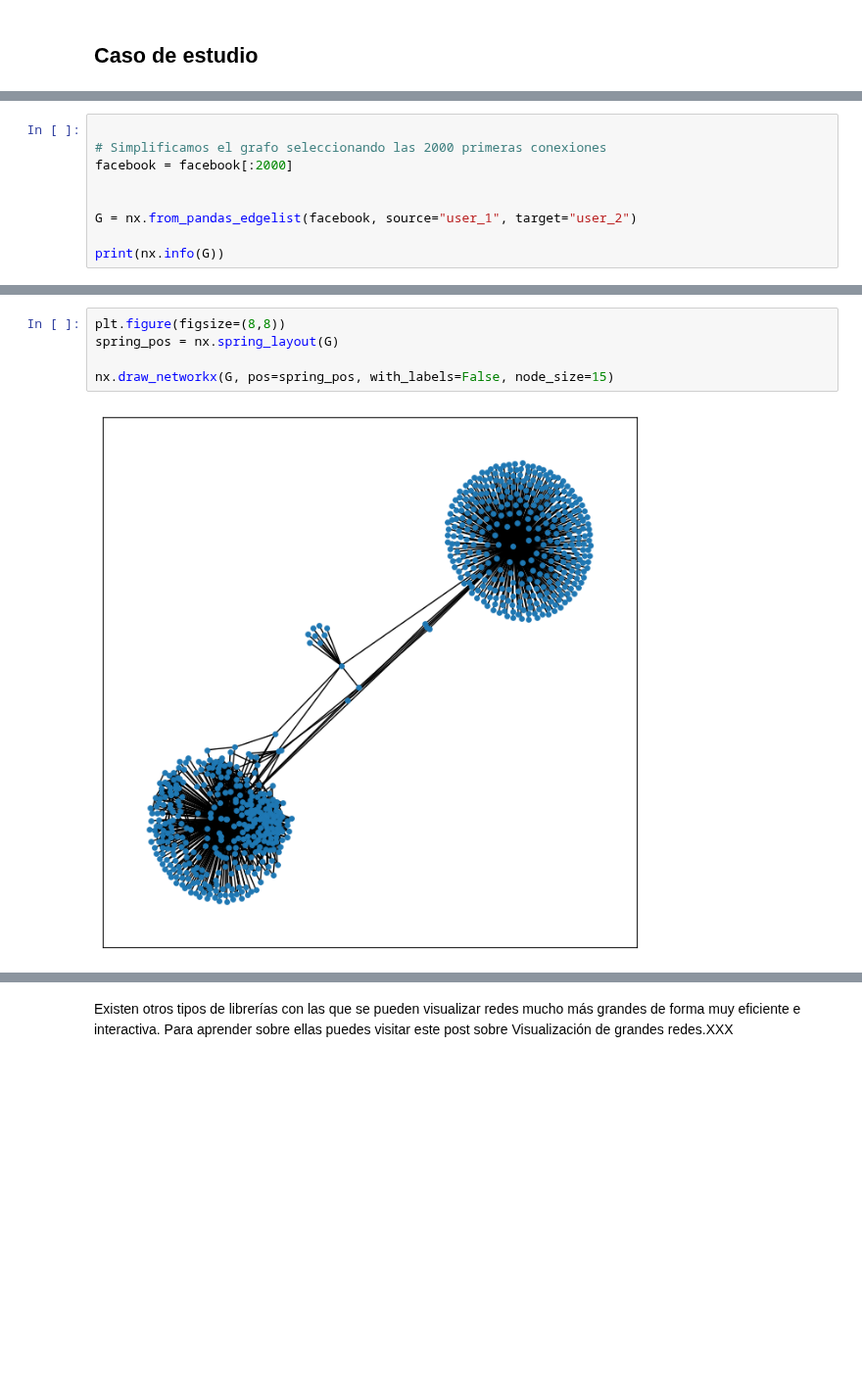
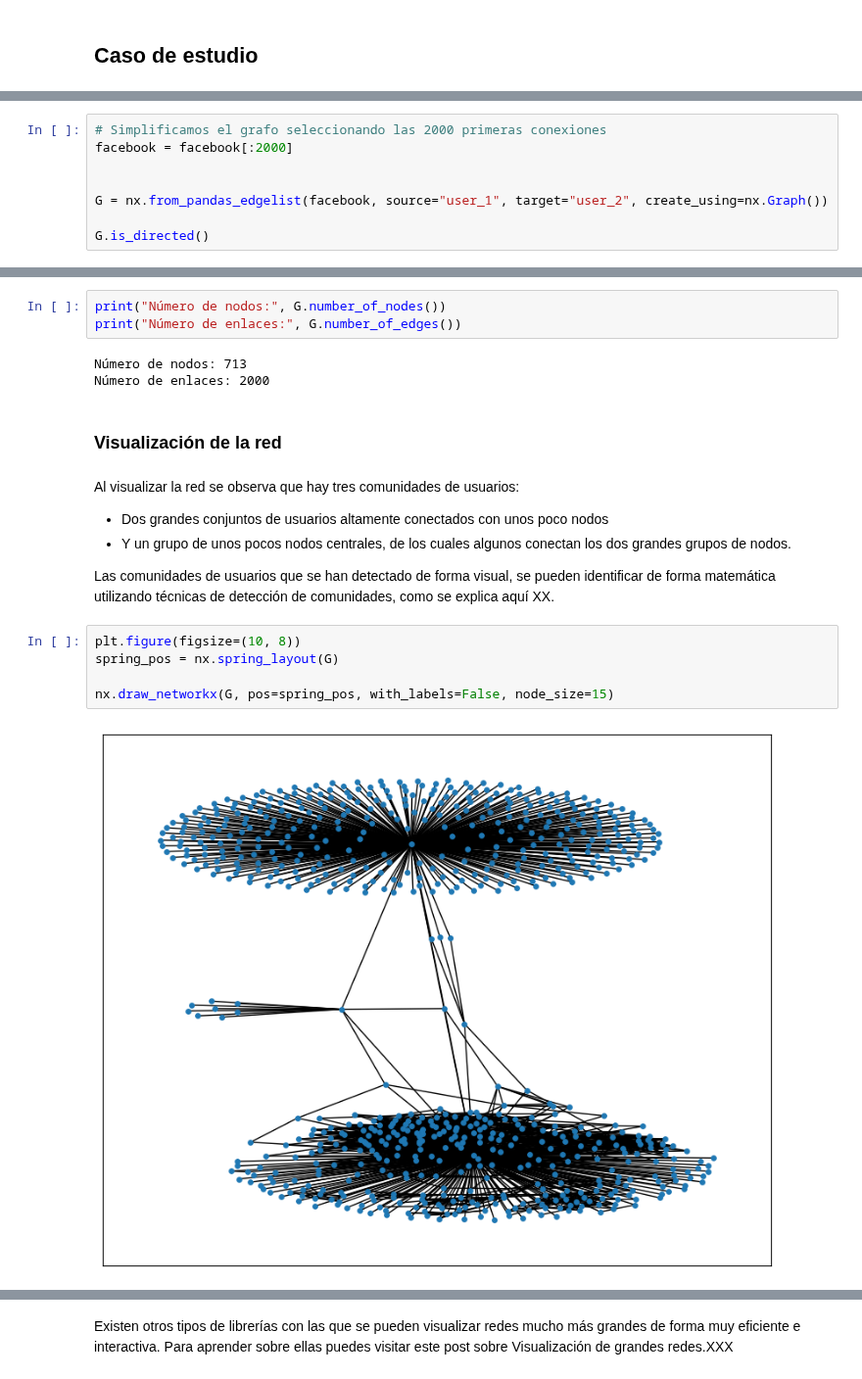
Before and after one commit to FernandoCarazoMelo/network-science, a Jupyter notebook: documentos/Parte1-grafos.ipynb, the cells around one changed output, grey strips where cells are left out. Shown at 98% size. Cells and saved outputs as stored; diff of their text form; blank space fills up the shorter version.

Commit message:
Add example of facebook

```diff
--- a/documentos/Parte1-grafos.ipynb
+++ b/documentos/Parte1-grafos.ipynb
@@ -793,10 +822,9 @@ facebook
 # %%
-
 # Simplificamos el grafo seleccionando las 2000 primeras conexiones
 facebook = facebook[:2000]
 
 
-G = nx.from_pandas_edgelist(facebook, source="user_1", target="user_2")
+G = nx.from_pandas_edgelist(facebook, source="user_1", target="user_2", create_using=nx.Graph())
 
-print(nx.info(G))
+G.is_directed()
 # %% [output]
@@ -804,7 +836,22 @@ Graph with 713 nodes and 2000 edges
+# %%
+print("Número de nodos:", G.number_of_nodes())
+print("Número de enlaces:", G.number_of_edges())
+# %% [output]
+Número de nodos: 713
+Número de enlaces: 2000
+# %% [markdown]
+### Visualización de la red
+# %% [markdown]
+Al visualizar la red se observa que hay tres comunidades de usuarios:
+
+- Dos grandes conjuntos de usuarios altamente conectados con unos poco nodos
+- Y un grupo de unos pocos nodos centrales, de los cuales algunos conectan los dos grandes grupos de nodos.
+
+Las comunidades de usuarios que se han detectado de forma visual, se pueden identificar de forma matemática utilizando técnicas de detección de comunidades, como se explica aquí XX.
 # %%
-plt.figure(figsize=(8,8))
+plt.figure(figsize=(10, 8))
 spring_pos = nx.spring_layout(G)
 
 nx.draw_networkx(G, pos=spring_pos, with_labels=False, node_size=15)
 # %% [output]
-[figure, old version]
+[figure, new version]
```
Also changed, not shown: parts of 57 cells of this notebook.
